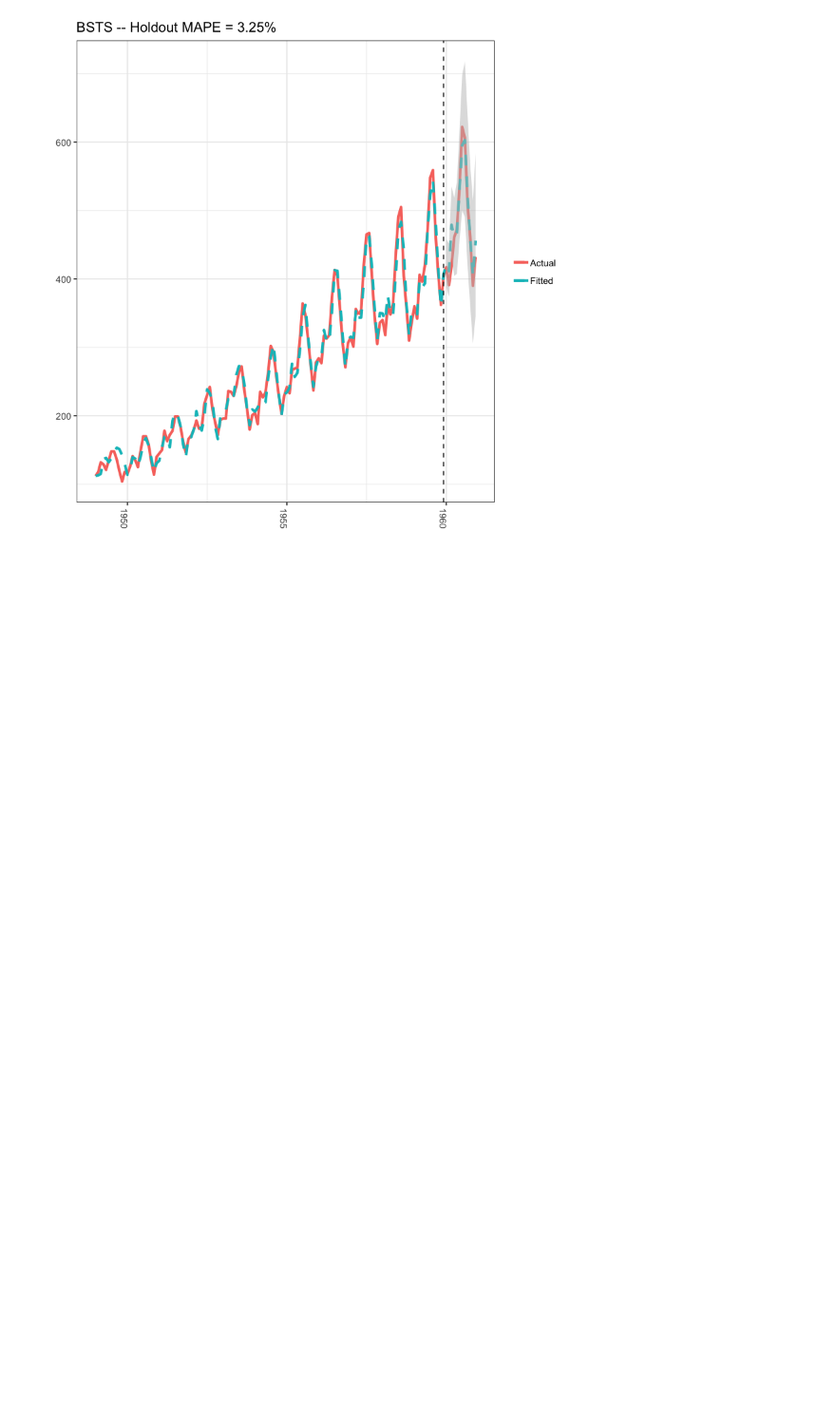
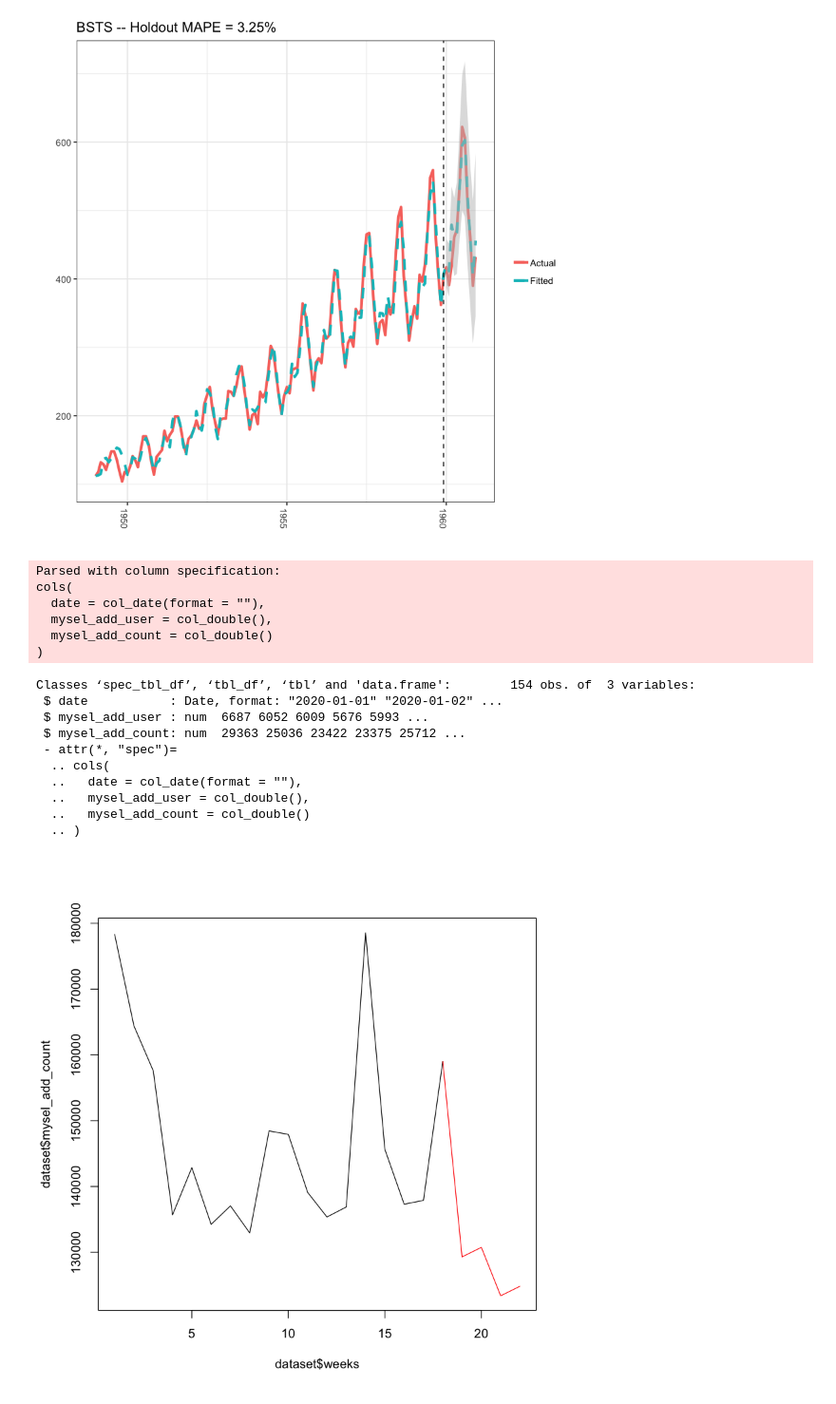
Before and after one commit to Yimdh/progress, a Jupyter notebook: stat/causalInference/[paper]usingCausalInference_Uber/03_inerrupted time series without control single-group.ipynb, the cells around one changed output. Shown at 95% size. Cells and saved outputs as stored; diff of their text form; code cells hidden in the pictures; blank space fills up the shorter version.

Commit message:
added : mysel count data

```diff
--- a/stat/causalInference/[paper]usingCausalInference_Uber/03_inerrupted time series without control single-group.ipynb
+++ b/stat/causalInference/[paper]usingCausalInference_Uber/03_inerrupted time series without control single-group.ipynb
@@ -227,3 +227,34 @@ ggplot(data=d3, aes(x=Date)) +
   theme(axis.text.x=element_text(angle = -90, hjust = 0))
 # %% [output]
 [figure]
+# %%
+library(tidyverse)
+library(lubridate)
+myselect<-read_csv('myselect.csv')
+str(myselect)
+dataset<-myselect%>%mutate(wday=(wday(date)==4))%>%mutate(weeks=cumsum(wday))%>%group_by(weeks) %>% summarise(mysel_add_count=sum(mysel_add_count))
+#ggplot(dataset,aes(weeks,mysel_add_count))+geom_line()
+
+col<-rep('black',length(dataset$weeks))
+col[17:22]<-'red'
+plot(dataset$weeks,dataset$mysel_add_count,type='n')
+lines(dataset$weeks[1:18],dataset$mysel_add_count[1:18])
+lines(dataset$weeks[18:22],dataset$mysel_add_count[18:22],col='red')
+# %% [output]
+Parsed with column specification:
+cols(
+  date = col_date(format = ""),
+  mysel_add_user = col_double(),
+  mysel_add_count = col_double()
+)
+Classes ‘spec_tbl_df’, ‘tbl_df’, ‘tbl’ and 'data.frame':        154 obs. of  3 variables:
+ $ date           : Date, format: "2020-01-01" "2020-01-02" ...
+ $ mysel_add_user : num  6687 6052 6009 5676 5993 ...
+ $ mysel_add_count: num  29363 25036 23422 23375 25712 ...
+ - attr(*, "spec")=
+  .. cols(
+  ..   date = col_date(format = ""),
+  ..   mysel_add_user = col_double(),
+  ..   mysel_add_count = col_double()
+  .. )
+[figure, added]
```
